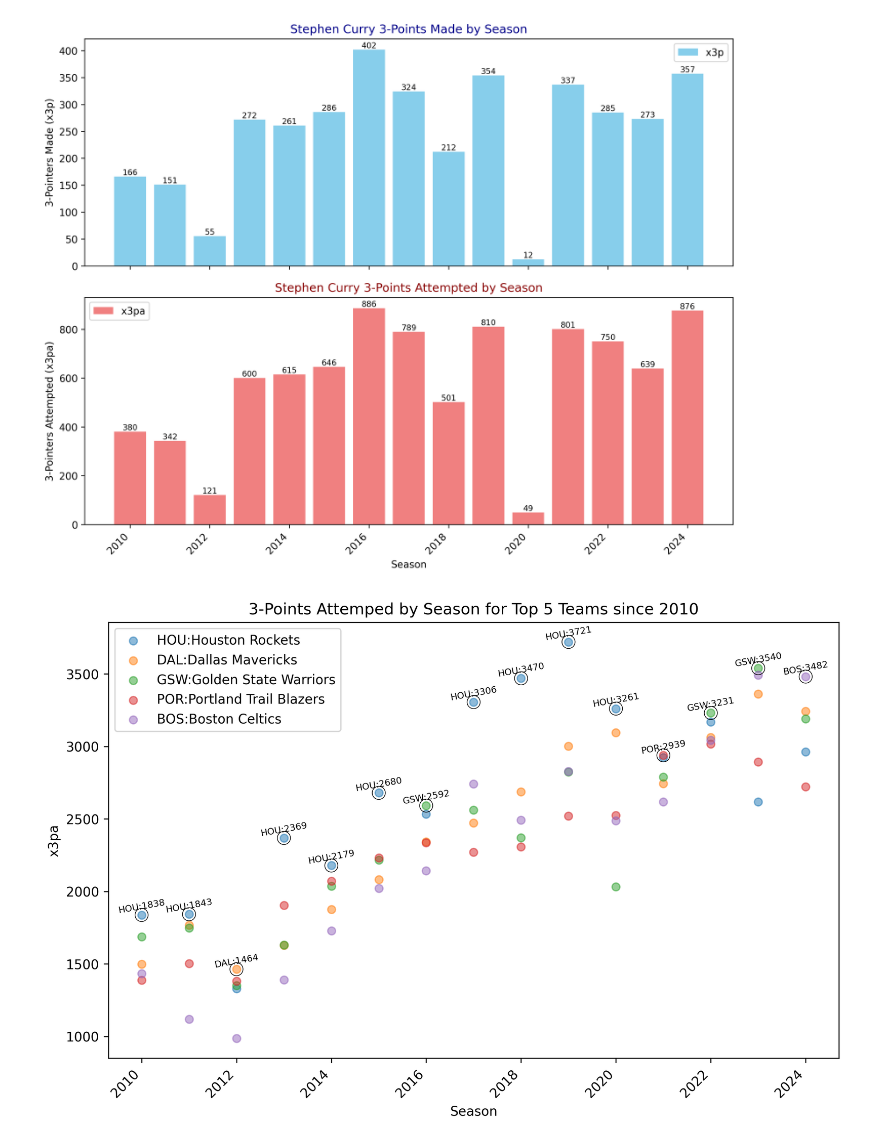
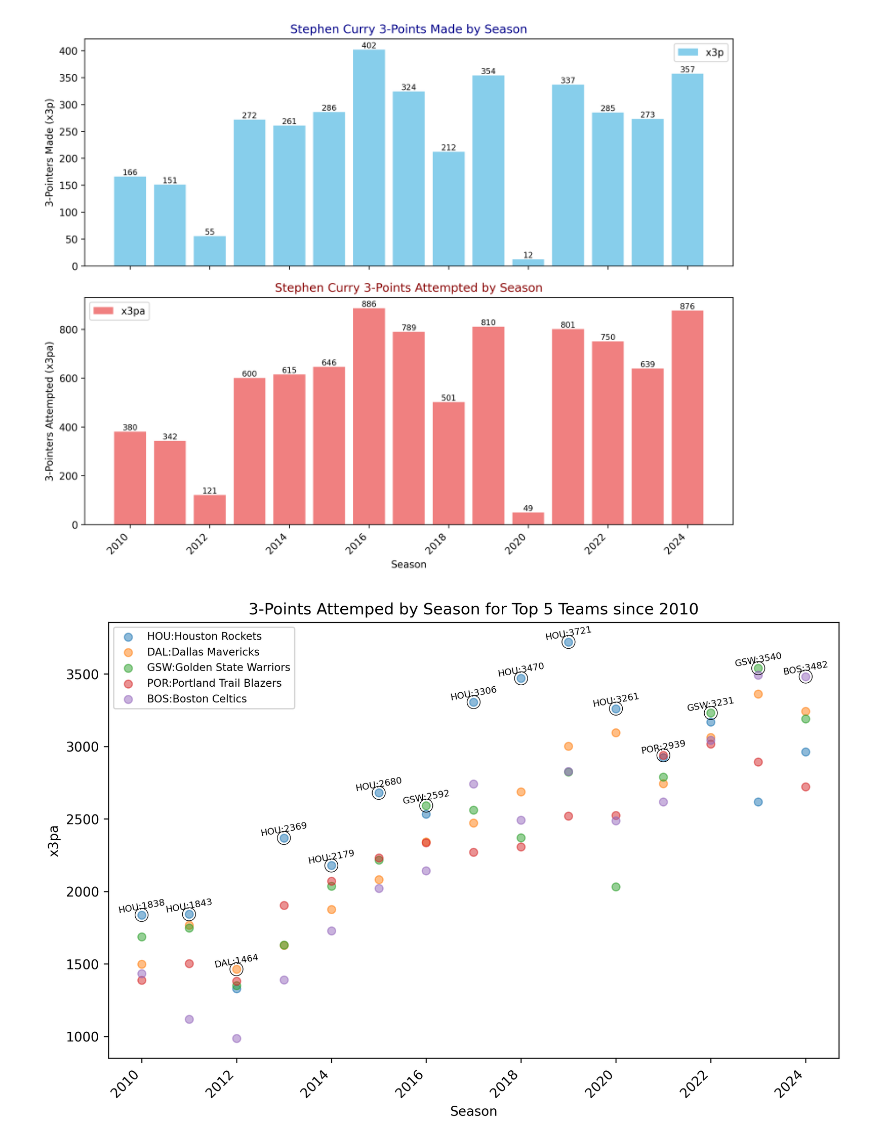
Before and after one commit to ThiwakornC/Spotter-NBA, a Jupyter notebook: Spotter_NBAStats_Main.ipynb, the cells around one changed output. Drawn from its saved outputs; the diff is of its cells as text; code cells hidden in the pictures.

```diff
--- a/Spotter_NBAStats_Main.ipynb
+++ b/Spotter_NBAStats_Main.ipynb
@@ -152,32 +152,32 @@ for team in top_5_teams:
     abbreviation = team_abbreviations.get(team, team)  # Get the abbreviation for the team
     scatter = plt.scatter(team_data['season'], team_data['x3pa'], label=abbreviation, alpha=0.5)
 
     # Store the handle and color in the dictionary
     legend_handles[f"{abbreviation}:{team}"] = scatter
 
 
 # Plot the highest x3pa points with border and x3pa:abbreviation
 for index, row in highest_x3pa_each_season.iterrows():
     abbreviation = team_abbreviations.get(row['team'], row['team'])
     plt.scatter(row['season'], row['x3pa'], linewidths=0.5, s=100,
                 edgecolors='black', facecolors='none')  # Highlight with black border
     text = f"{abbreviation}:{int(row['x3pa'])}"  # Format as x3pa:abbreviation
     plt.text(row['season'], row['x3pa'], text, ha='center', va='bottom', rotation=10,size=7)
 
 # Add labels and title
 plt.xlabel('Season')
 plt.ylabel('x3pa')
 plt.title('3-Points Attemped by Season for Top 5 Teams since 2010')
 
 # Rotate x-axis labels for better readability
 plt.xticks(rotation=45, ha='right')
 
 # Create the legend with matching colors
 legend_labels = list(legend_handles.keys())
 handles = list(legend_handles.values())
-plt.legend(handles, legend_labels, loc='best')  # Use stored handles and labels
+plt.legend(handles, legend_labels, loc='best',fontsize=8)  # Use stored handles and labels
 
 # Show the plot
 plt.show()
 # %% [output]
-[figure, old version]
+[figure, new version]
```
